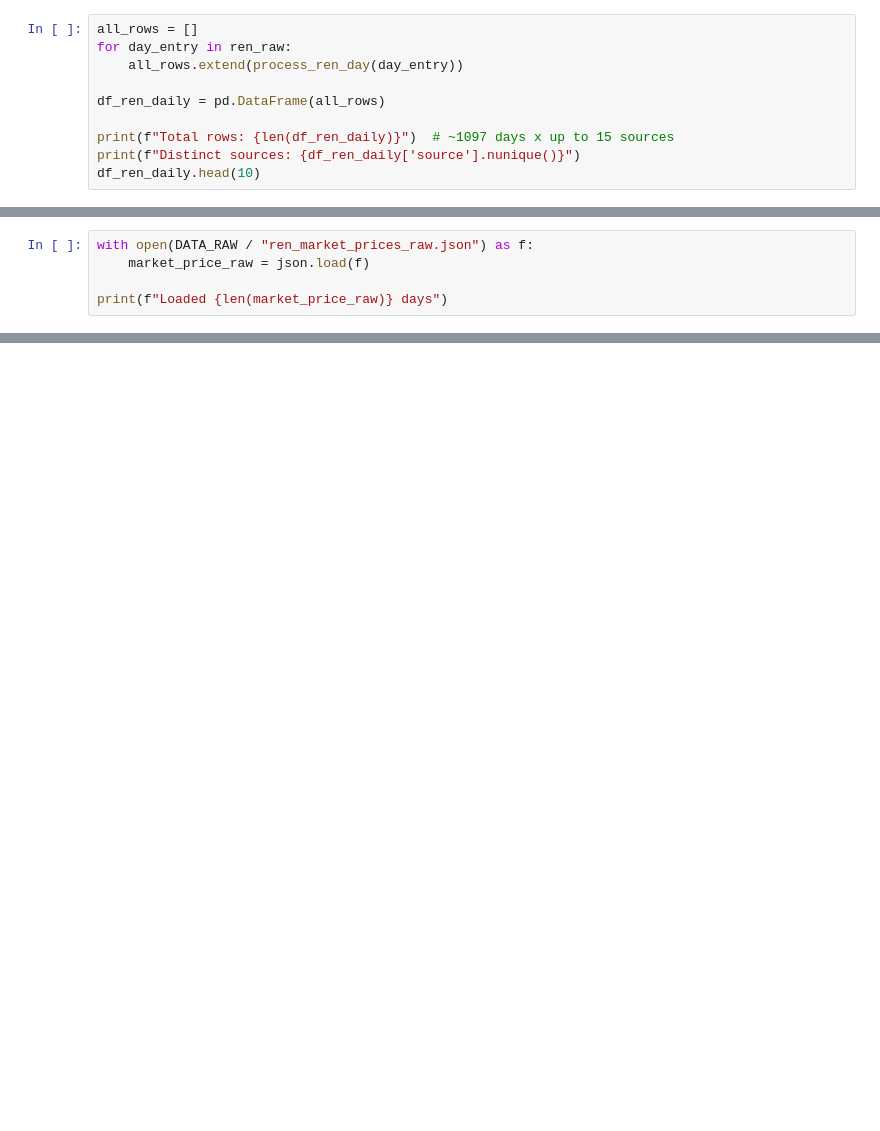
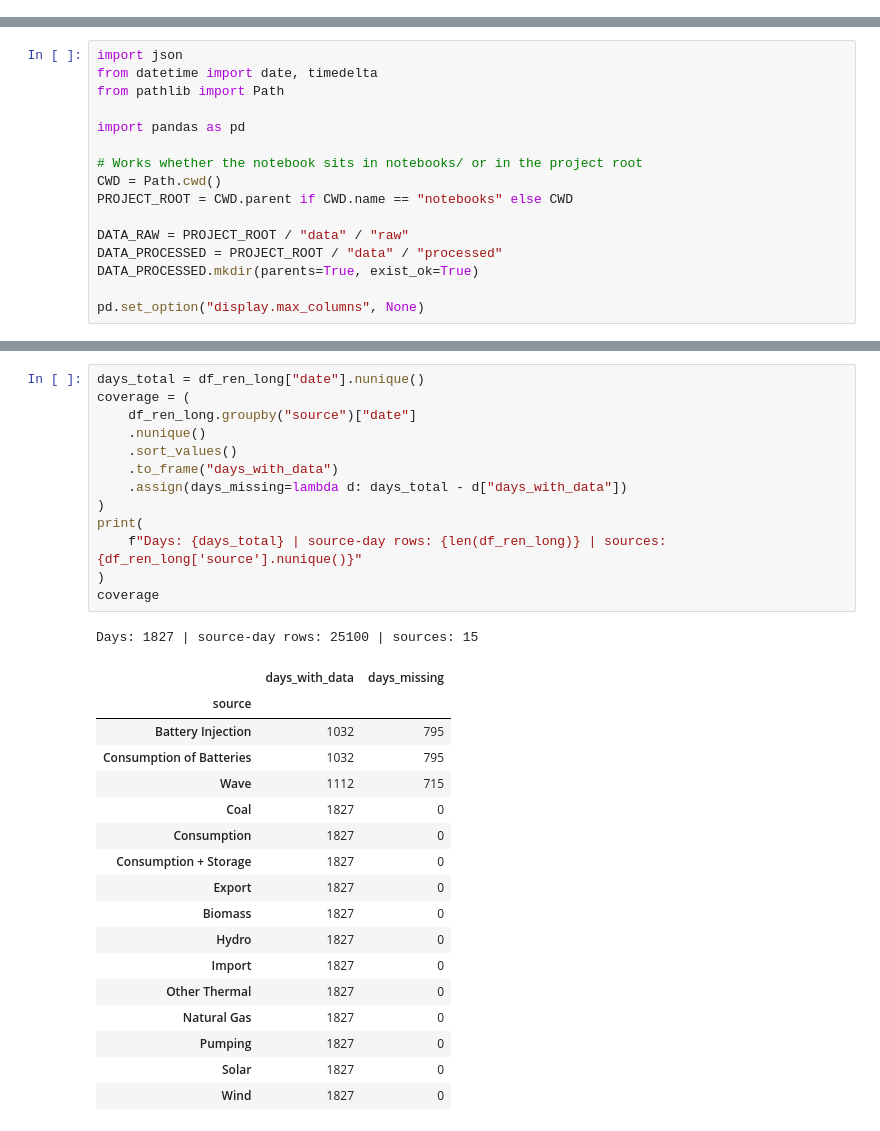
Before and after one commit to JoaoFelicissimo03/PT-Energy-Transition-Analytics, a Jupyter notebook: notebooks/02_cleaning.ipynb, the cells around one changed output, grey strips where cells are left out. Drawn from its saved outputs; the diff is of its cells as text; blank space fills up the shorter version.

```diff
--- a/notebooks/02_cleaning.ipynb
+++ b/notebooks/02_cleaning.ipynb
@@ -97,10 +0,0 @@ def process_ren_day(day_entry):
-# %%
-all_rows = []
-for day_entry in ren_raw:
-    all_rows.extend(process_ren_day(day_entry))
-
-df_ren_daily = pd.DataFrame(all_rows)
-
-print(f"Total rows: {len(df_ren_daily)}")  # ~1097 days x up to 15 sources
-print(f"Distinct sources: {df_ren_daily['source'].nunique()}")
-df_ren_daily.head(10)
@@ -273,5 +0,0 @@ during analysis.
-# %%
-with open(DATA_RAW / "ren_market_prices_raw.json") as f:
-    market_price_raw = json.load(f)
-
-print(f"Loaded {len(market_price_raw)} days")
@@ -332,0 +16,16 @@ Saved 1727 rows to c:\Users\joaof\Desktop\Projects_db\Python\PT-Energy-Transitio
+# %%
+import json
+from datetime import date, timedelta
+from pathlib import Path
+
+import pandas as pd
+
+# Works whether the notebook sits in notebooks/ or in the project root
+CWD = Path.cwd()
+PROJECT_ROOT = CWD.parent if CWD.name == "notebooks" else CWD
+
+DATA_RAW = PROJECT_ROOT / "data" / "raw"
+DATA_PROCESSED = PROJECT_ROOT / "data" / "processed"
+DATA_PROCESSED.mkdir(parents=True, exist_ok=True)
+
+pd.set_option("display.max_columns", None)
@@ -332,0 +92,32 @@ Saved 1727 rows to c:\Users\joaof\Desktop\Projects_db\Python\PT-Energy-Transitio
+# %%
+days_total = df_ren_long["date"].nunique()
+coverage = (
+    df_ren_long.groupby("source")["date"]
+    .nunique()
+    .sort_values()
+    .to_frame("days_with_data")
+    .assign(days_missing=lambda d: days_total - d["days_with_data"])
+)
+print(
+    f"Days: {days_total} | source-day rows: {len(df_ren_long)} | sources: {df_ren_long['source'].nunique()}"
+)
+coverage
+# %% [output]
+Days: 1827 | source-day rows: 25100 | sources: 15
+|  | days_with_data | days_missing |
+| source |  |  |
+| Battery Injection | 1032 | 795 |
+| Consumption of Batteries | 1032 | 795 |
+| Wave | 1112 | 715 |
+| Coal | 1827 | 0 |
+| Consumption | 1827 | 0 |
+| Consumption + Storage | 1827 | 0 |
+| Export | 1827 | 0 |
+| Biomass | 1827 | 0 |
+| Hydro | 1827 | 0 |
+| Import | 1827 | 0 |
+| Other Thermal | 1827 | 0 |
+| Natural Gas | 1827 | 0 |
+| Pumping | 1827 | 0 |
+| Solar | 1827 | 0 |
+| Wind | 1827 | 0 |
```
Also changed, not shown: parts of 42 cells of this notebook, 3 other files.
